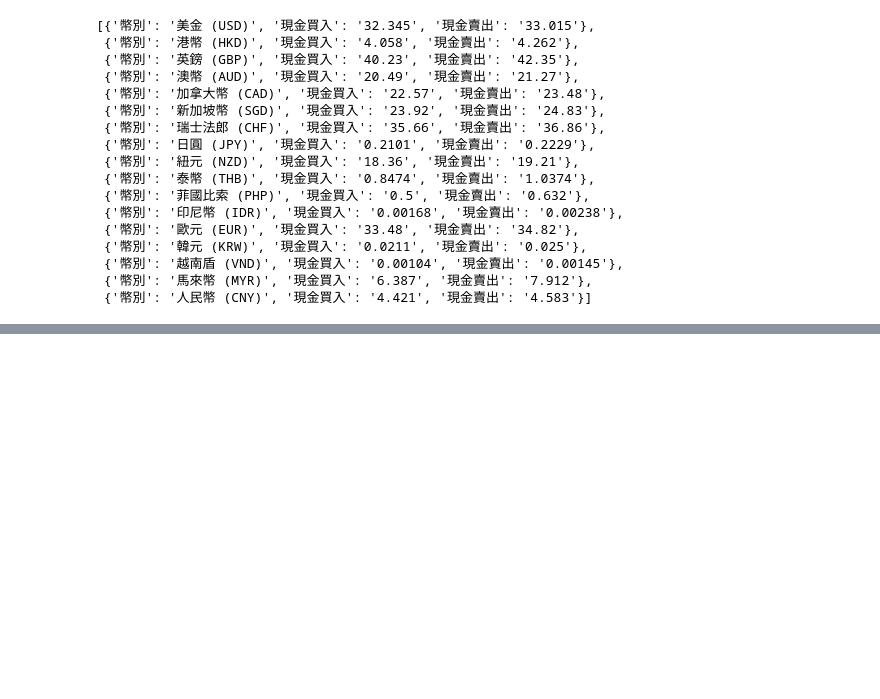
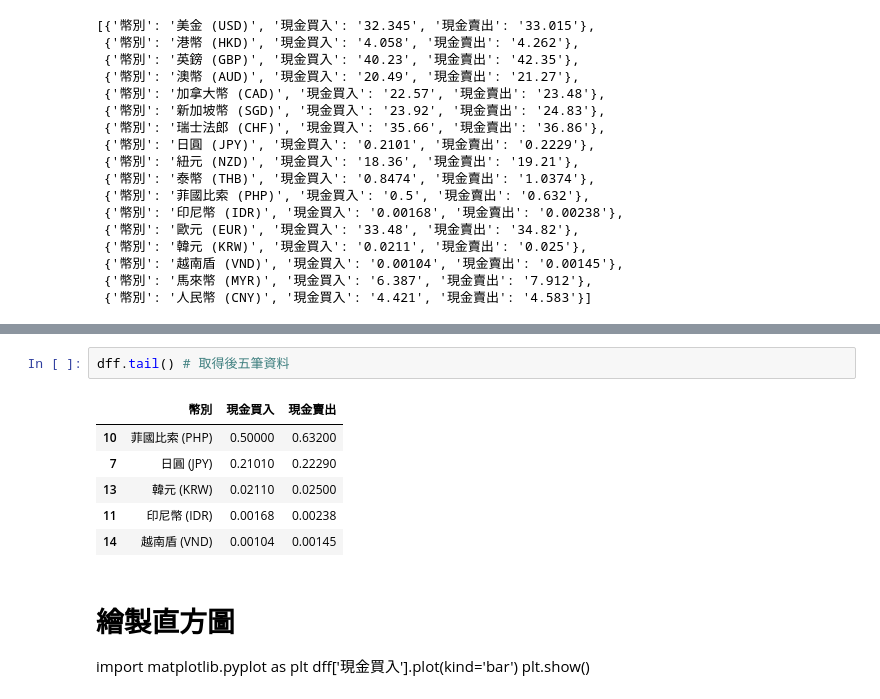
Before and after one commit to minyi-114/python_analysis, a Jupyter notebook: lesson6_2.ipynb, the cells around one changed output, grey strips where cells are left out. Drawn from its saved outputs; the diff is of its cells as text; blank space fills up the shorter version.

```diff
--- a/lesson6_2.ipynb
+++ b/lesson6_2.ipynb
@@ -170,0 +207,14 @@ dff
+# %%
+dff.tail() # 取得後五筆資料
+# %% [output]
+|  | 幣別 | 現金買入 | 現金賣出 |
+| 10 | 菲國比索 (PHP) | 0.50000 | 0.63200 |
+| 7 | 日圓 (JPY) | 0.21010 | 0.22290 |
+| 13 | 韓元 (KRW) | 0.02110 | 0.02500 |
+| 11 | 印尼幣 (IDR) | 0.00168 | 0.00238 |
+| 14 | 越南盾 (VND) | 0.00104 | 0.00145 |
+# %% [markdown]
+# 繪製直方圖
+import matplotlib.pyplot as plt
+dff['現金買入'].plot(kind='bar')
+plt.show()
```
Also changed, not shown: parts of 3 cells of this notebook.
